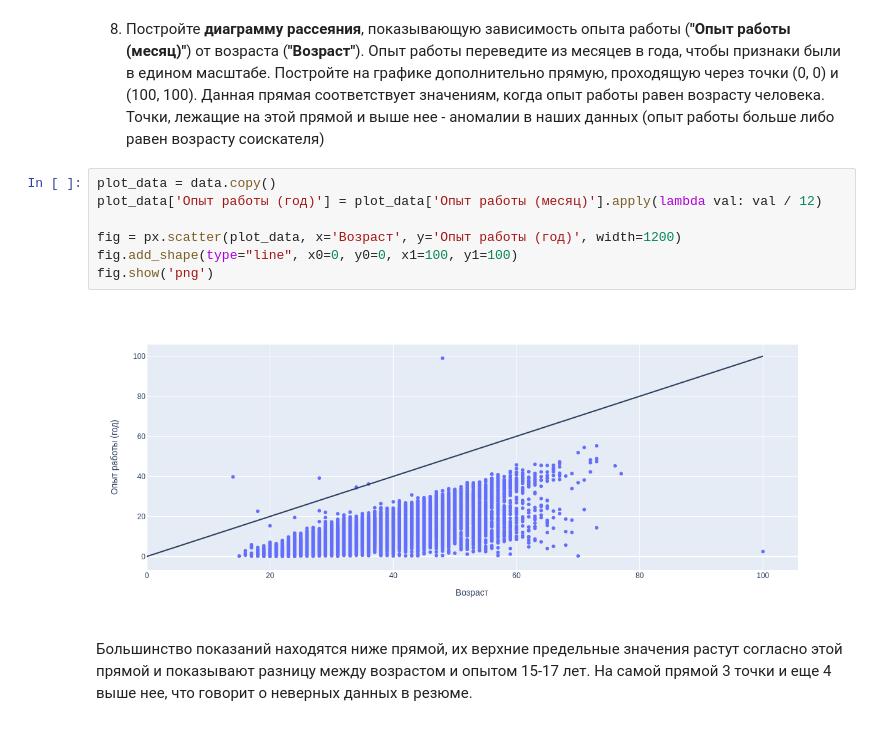
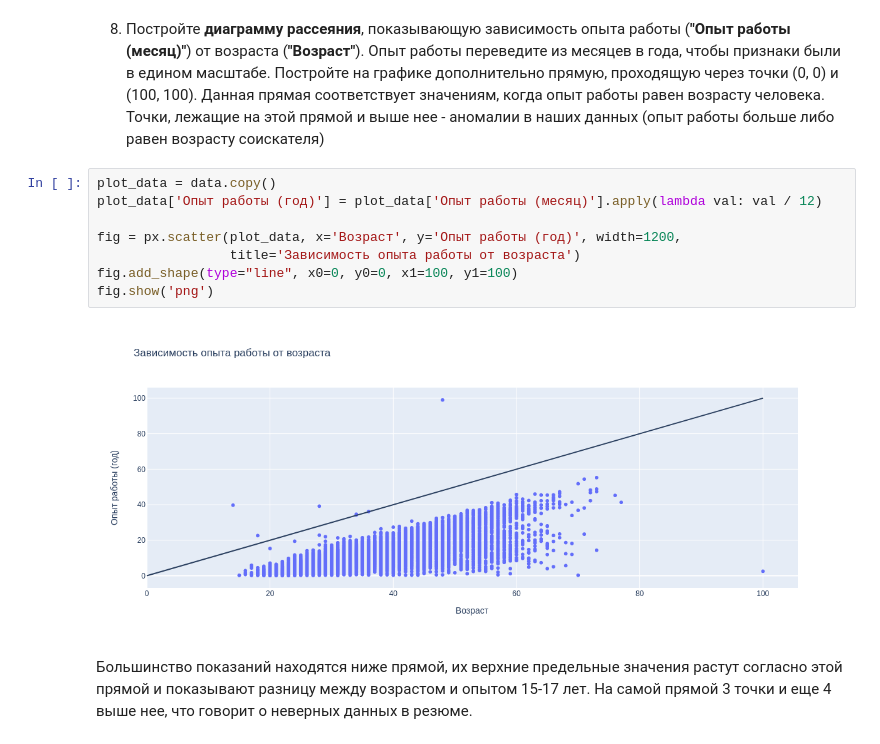
Before and after one commit to eugenehr/sf-data-science, a Jupyter notebook: project_1/Project 1.ipynb, the cells around one changed output. Saved outputs shown, nothing was run; the diff lists cells and outputs as text.

```diff
--- a/project_1/Project 1.ipynb
+++ b/project_1/Project 1.ipynb
@@ -509,12 +509,13 @@ fig.show('png')
 # %%
 plot_data = data.copy()
 plot_data['Опыт работы (год)'] = plot_data['Опыт работы (месяц)'].apply(lambda val: val / 12)
 
-fig = px.scatter(plot_data, x='Возраст', y='Опыт работы (год)', width=1200)
+fig = px.scatter(plot_data, x='Возраст', y='Опыт работы (год)', width=1200,
+                 title='Зависимость опыта работы от возраста')
 fig.add_shape(type="line", x0=0, y0=0, x1=100, y1=100)
 fig.show('png')
 # %% [output]
-[figure, old version]
+[figure, new version]
 # %% [markdown]
 Большинство показаний находятся ниже прямой, их верхние предельные значения растут согласно этой прямой и показывают разницу между возрастом и опытом 15-17 лет.
 На самой прямой 3 точки и еще 4 выше нее, что говорит о неверных данных в резюме.
```
Also changed, not shown: parts of 1 cell of this notebook.
